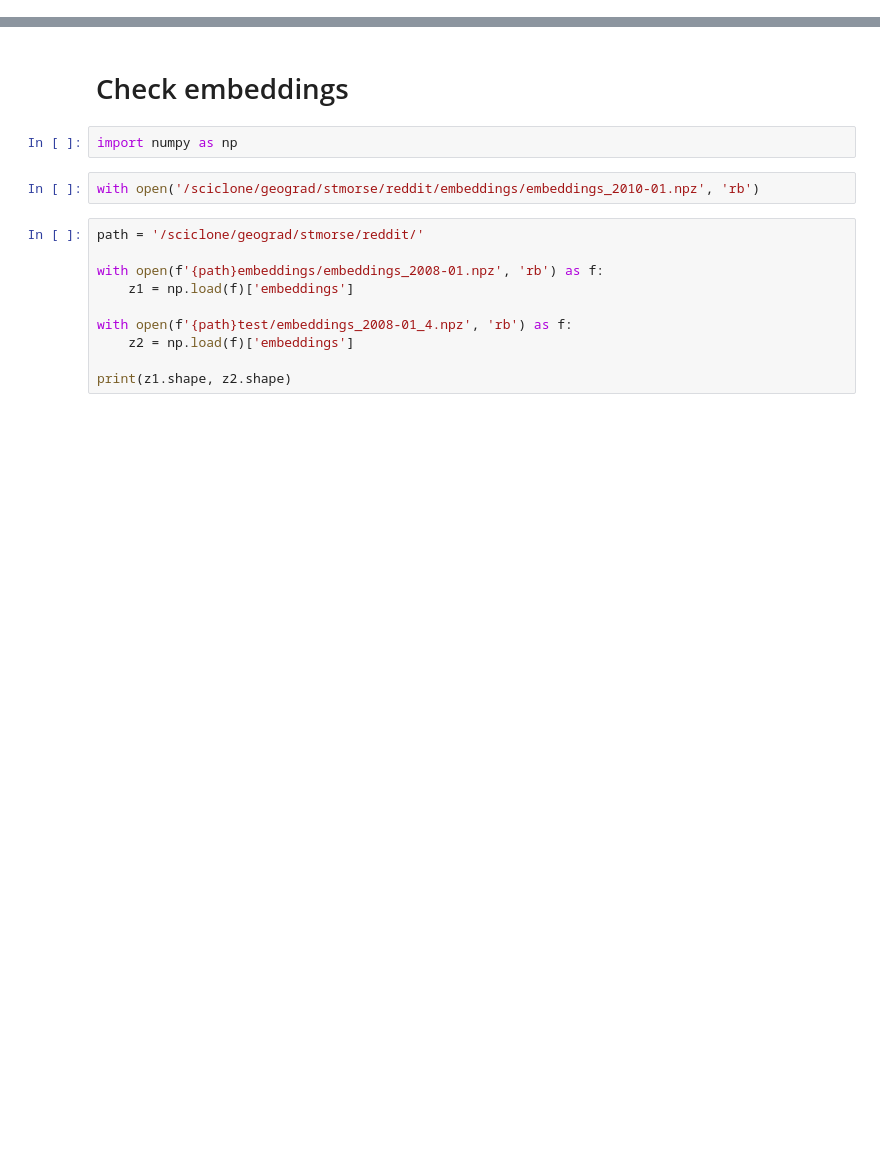
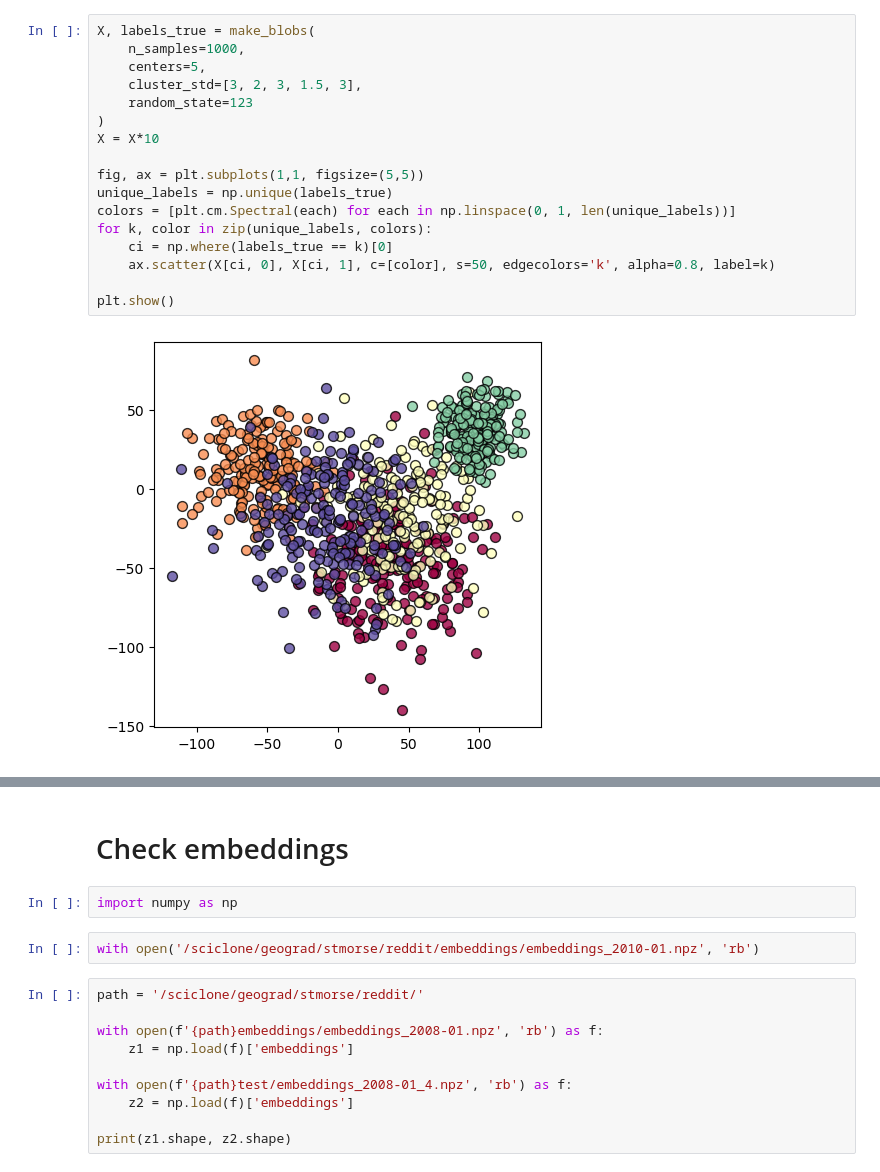
Before and after one commit to stmorse/reddit, a Jupyter notebook: older/sandbox.ipynb, the cells around one changed output, grey strips where cells are left out. Cells and saved outputs as stored; diff of their text form; blank space fills up the shorter version.

```diff
--- a/older/sandbox.ipynb
+++ b/older/sandbox.ipynb
@@ -0,0 +69,19 @@
+# %%
+X, labels_true = make_blobs(
+    n_samples=1000,
+    centers=5,
+    cluster_std=[3, 2, 3, 1.5, 3],
+    random_state=123
+)
+X = X*10
+
+fig, ax = plt.subplots(1,1, figsize=(5,5))
+unique_labels = np.unique(labels_true)
+colors = [plt.cm.Spectral(each) for each in np.linspace(0, 1, len(unique_labels))]
+for k, color in zip(unique_labels, colors):
+    ci = np.where(labels_true == k)[0]
+    ax.scatter(X[ci, 0], X[ci, 1], c=[color], s=50, edgecolors='k', alpha=0.8, label=k)
+
+plt.show()
+# %% [output]
+[figure, added]
```
Also changed, not shown: parts of 9 cells of this notebook, 7 other files.
